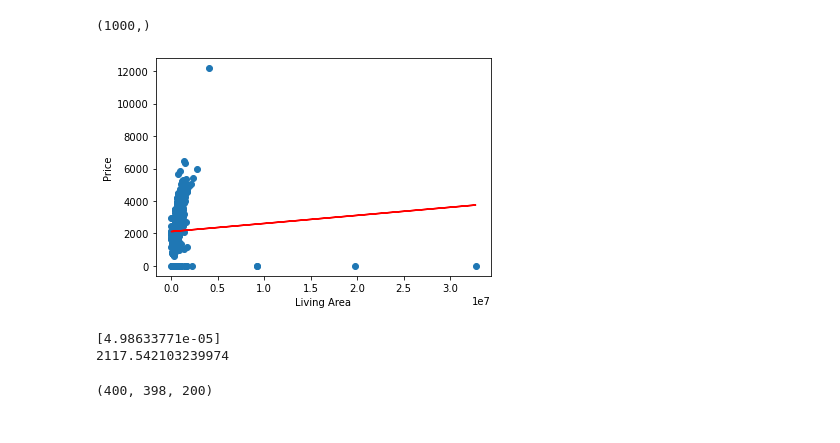
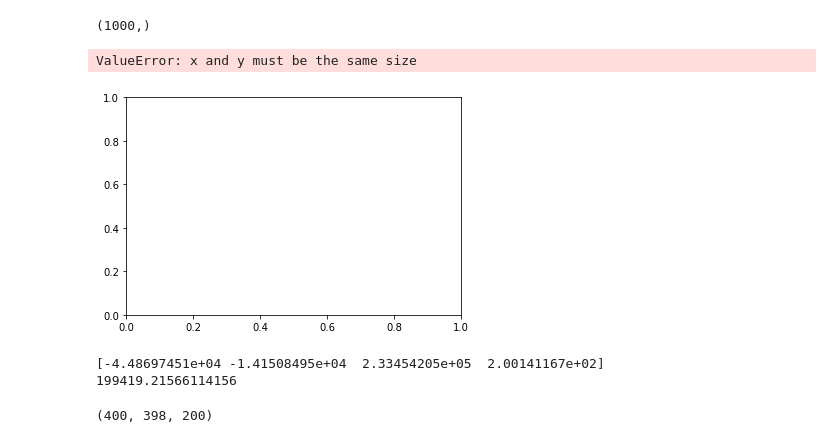
Before and after one commit to robgmizzou/Housing-Capstone, a Jupyter notebook: zipcode_df_v2.ipynb, the cells around one changed output. Drawn from its saved outputs; the diff is of its cells as text; code cells hidden in the pictures.

```diff
--- a/zipcode_df_v2.ipynb
+++ b/zipcode_df_v2.ipynb
@@ -263,9 +263,9 @@ plt.show()
 # %%
 # Formate data for Scikit-learn library
-X = df_livingarea_enc.price.values.reshape(-1,1)
+X = df_livingarea_enc[['bedrooms', 'bathrooms', 'lotareavalue', 'livingarea']]
 # %%
 # Assign target variable
-y = df_livingarea_enc.livingarea
+y = df_livingarea_enc.price
 # %%
 # Create linear regression model
 model = LinearRegression()
@@ -283,18 +283,18 @@ print(y_pred.shape)
 # %%
 # Plot the model
 plt.scatter(X, y)
 plt.plot(X, y_pred, color='red')
-plt.xlabel('Living Area')
-plt.ylabel('Price')
-plt.show()
+plt.xlabel('Price')
+plt.ylabel('Living Area')
 # %% [output]
+ValueError: x and y must be the same size
-[figure, old version]
+[figure, new version]
 # %%
 print(model.coef_)
 print(model.intercept_)
 # %% [output]
-[4.98633771e-05]
-2117.542103239974
+[-4.48697451e+04 -1.41508495e+04  2.33454205e+05  2.00141167e+02]
+199419.21566114156
 # %%
 train_pd, test_pd, val_pd = df_livingarea_enc[:400], df_livingarea_enc[401:799], df_livingarea_enc[800:]
 len(train_pd), len(test_pd), len(val_pd)
```
Also changed, not shown: parts of 13 cells of this notebook.
